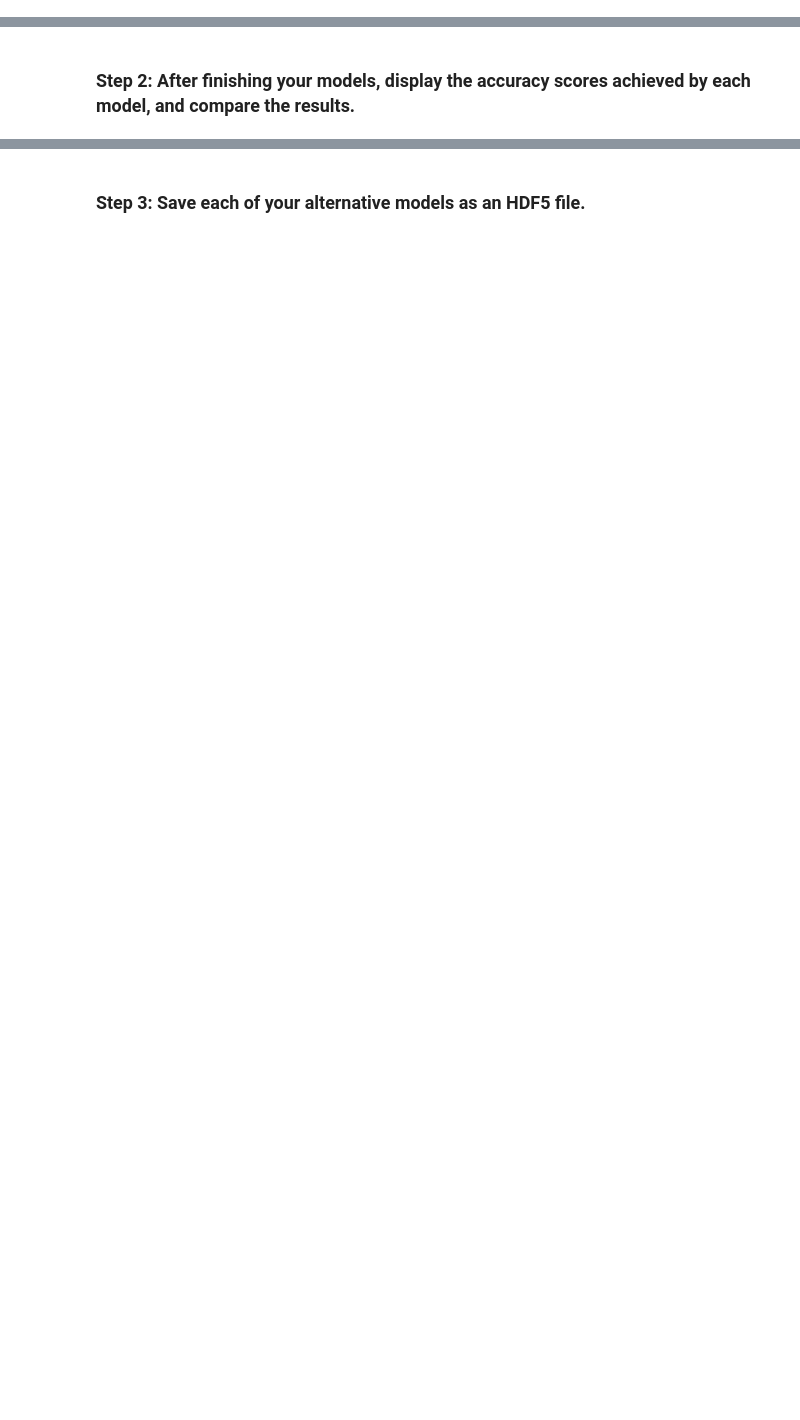
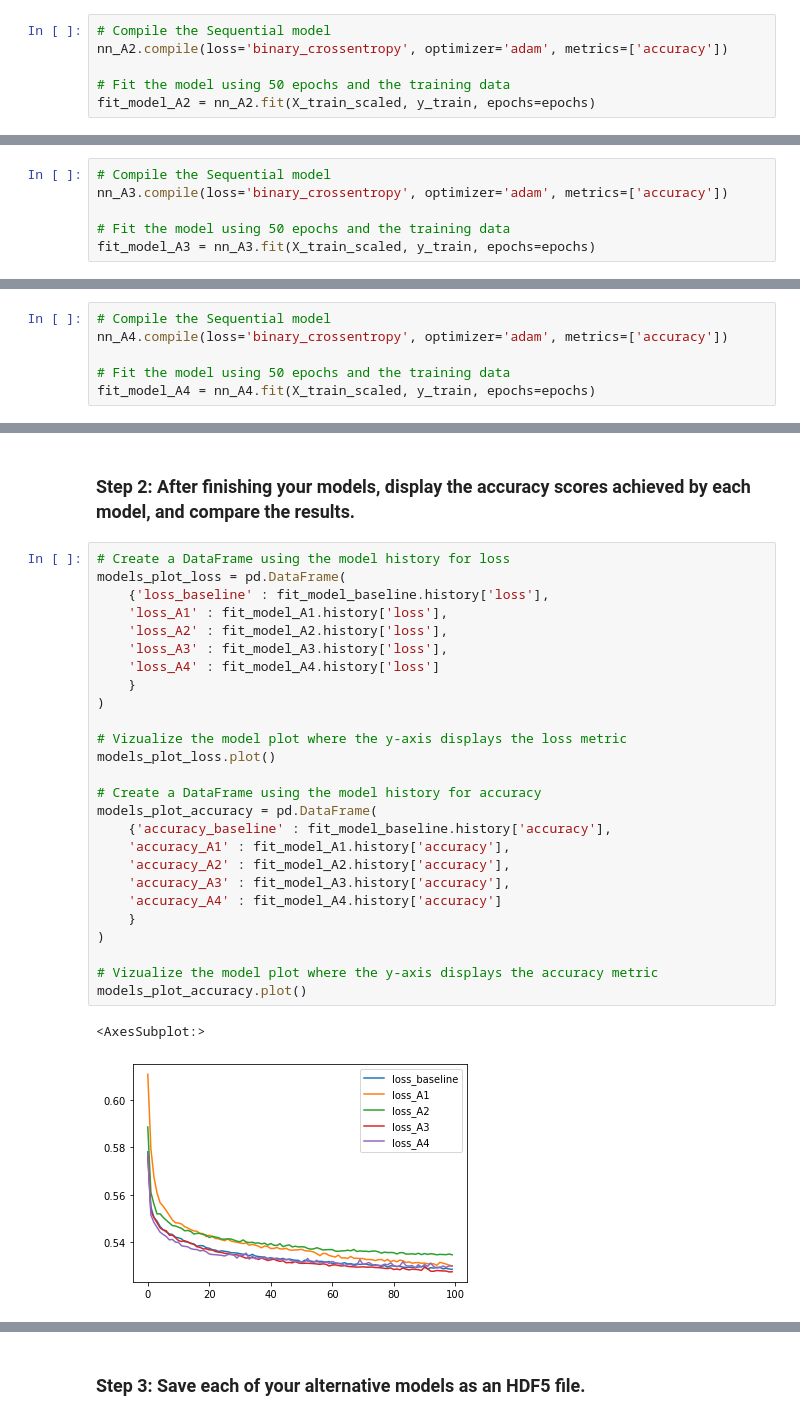
Before and after one commit to n8patterson/vc-neural-net, a Jupyter notebook: venture_funding_with_deep_learning.ipynb, the cells around one changed output, grey strips where cells are left out. Saved outputs shown, nothing was run; the diff lists cells and outputs as text; blank space fills up the shorter version.

Commit message:
Add more models

```diff
--- a/venture_funding_with_deep_learning.ipynb
+++ b/venture_funding_with_deep_learning.ipynb
@@ -448,0 +562,6 @@ nn_A2 = # YOUR CODE HERE
+# %%
+# Compile the Sequential model
+nn_A2.compile(loss='binary_crossentropy', optimizer='adam', metrics=['accuracy'])
+
+# Fit the model using 50 epochs and the training data
+fit_model_A2 = nn_A2.fit(X_train_scaled, y_train, epochs=epochs)
@@ -448,0 +646,6 @@ nn_A2 = # YOUR CODE HERE
+# %%
+# Compile the Sequential model
+nn_A3.compile(loss='binary_crossentropy', optimizer='adam', metrics=['accuracy'])
+
+# Fit the model using 50 epochs and the training data
+fit_model_A3 = nn_A3.fit(X_train_scaled, y_train, epochs=epochs)
@@ -448,0 +767,6 @@ nn_A2 = # YOUR CODE HERE
+# %%
+# Compile the Sequential model
+nn_A4.compile(loss='binary_crossentropy', optimizer='adam', metrics=['accuracy'])
+
+# Fit the model using 50 epochs and the training data
+fit_model_A4 = nn_A4.fit(X_train_scaled, y_train, epochs=epochs)
@@ -449,2 +791,31 @@ nn_A2 = # YOUR CODE HERE
 # %% [markdown]
 ### Step 2: After finishing your models, display the accuracy scores achieved by each model, and compare the results.
+# %%
+# Create a DataFrame using the model history for loss
+models_plot_loss = pd.DataFrame(
+    {'loss_baseline' : fit_model_baseline.history['loss'],
+    'loss_A1' : fit_model_A1.history['loss'],
+    'loss_A2' : fit_model_A2.history['loss'],
+    'loss_A3' : fit_model_A3.history['loss'],
+    'loss_A4' : fit_model_A4.history['loss']
+    }
+)
+
+# Vizualize the model plot where the y-axis displays the loss metric
+models_plot_loss.plot()
+
+# Create a DataFrame using the model history for accuracy
+models_plot_accuracy = pd.DataFrame(
+    {'accuracy_baseline' : fit_model_baseline.history['accuracy'],
+    'accuracy_A1' : fit_model_A1.history['accuracy'],
+    'accuracy_A2' : fit_model_A2.history['accuracy'],
+    'accuracy_A3' : fit_model_A3.history['accuracy'],
+    'accuracy_A4' : fit_model_A4.history['accuracy']
+    }
+)
+
+# Vizualize the model plot where the y-axis displays the accuracy metric
+models_plot_accuracy.plot()
+# %% [output]
+<AxesSubplot:>
+[figure, added]
```
Also changed, not shown: parts of 46 cells of this notebook, 5 other files.
